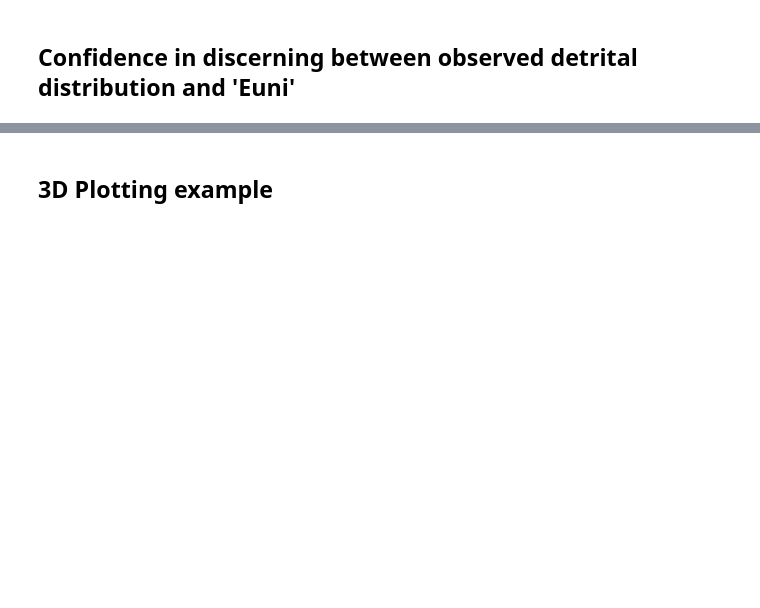
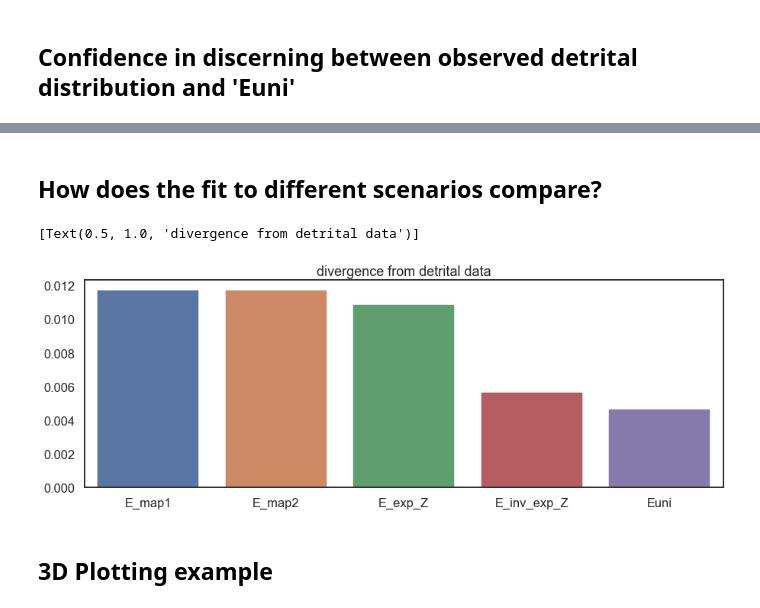
Before and after one commit to toddehlers/ESD_thermotrace, a Jupyter notebook: ESD_thermotrace.ipynb, the cells around one changed output, grey strips where cells are left out. Drawn from its saved outputs; the diff is of its cells as text; code cells hidden in the pictures; blank space fills up the shorter version.

```diff
--- a/ESD_thermotrace.ipynb
+++ b/ESD_thermotrace.ipynb
@@ -975,3 +986,39 @@ plot_confidence(prob_dict=probs, all_k=all_k)
+# %% [markdown]
+## How does the fit to different scenarios compare?
+# %%
+def get_Pdiff(res_p, d):
+    '''
+    res_p = resampled population p, with n=k
+    d = real distribution of p
+    returns characteristic Pdiff, modified after Brewer et al. (2003)
+    '''
+    res_p = np.array(res_p)
+    res_p.sort()
+    res_p_vals, res_p_valcount = np.unique(res_p, return_counts=True)
+    res_d = res_p_valcount.cumsum()/res_p_valcount.sum()
+    # sum(np.abs(res_d-np.interp(x=res_p_vals,xp=d.vals,fp=d.cdf_y))/res_d*100)/len(d.vals)
+    return sum(np.abs(np.interp(x=res_p_vals,xp=d.vals,fp=d.cdf_y)-res_d))/2
+
+ks = []
+kl = []
+p = []
+for scen in scen_labels+[ref_scen]:
+    ks.append(get_KS(dd.age, dists[scen]))
+    kl.append(get_KL(dd.age, dists[scen]))
+    p.append(get_Pdiff(dd.age, dists[scen]))
+ks = np.array(ks)
+kl = np.array(kl)
+p = np.array(p)
+
+fig = plt.figure(figsize=(15,5))
+ax = fig.add_subplot()
+# sns.barplot(x=np.array(scen_labels+[ref_scen]),y=ks, ax=ax)
+sns.barplot(x=np.array(scen_labels+[ref_scen]),y=kl, ax=ax)
+# sns.barplot(x=np.array(scen_labels+[ref_scen]),y=p, ax=ax)
+ax.set(title='divergence from detrital data')
+# %% [output]
+[Text(0.5, 1.0, 'divergence from detrital data')]
+[figure, added]
 # %% [markdown]
 ## 3D Plotting example
 # %%
```
Also changed, not shown: parts of 7 cells of this notebook, 6 other files.
